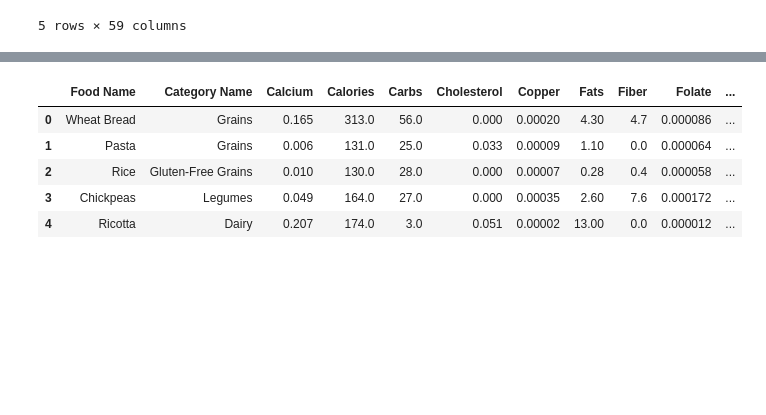
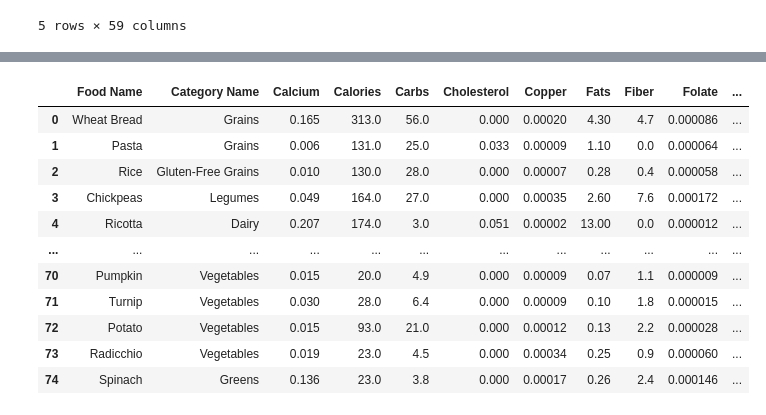
Before and after one commit to molinari135/food-recommender-system, a Jupyter notebook: notebooks/meal-generator.ipynb, the cells around one changed output, grey strips where cells are left out. Drawn from its saved outputs; the diff is of its cells as text; code cells hidden in the pictures; blank space fills up the shorter version.

```diff
--- a/notebooks/meal-generator.ipynb
+++ b/notebooks/meal-generator.ipynb
@@ -158,10 +158,18 @@ def filter_by_diet_and_intolerances(df, diet='omnivore', gluten_free=False, dair
     return filtered_df.reset_index(drop=True)
 
 # ask the user and try the function
-diet = input("Please enter your diet (omnivore, vegetarian, vegan): ")
+# diet = input("Please enter your diet (omnivore, vegetarian, vegan): ")
+diet = "omnivore"
 gluten_free = input("Are you gluten-free? (yes/no): ").lower() == 'yes'
 dairy_free = input("Are you dairy-free? (yes/no): ").lower() == 'yes'
 
+# save user input
+user_input = {
+    "diet": diet,
+    "gluten_free": gluten_free,
+    "dairy_free": dairy_free
+}
+
 filtered_df = filter_by_diet_and_intolerances(df, diet=diet, gluten_free=gluten_free, dairy_free=dairy_free)
 filtered_df.head()
 # %% [output]
@@ -287,43 +337,47 @@ Eggs:
 # %%
-# Get current month
-current_month = datetime.datetime.now().strftime("%m")
+def update_user_preferences_with_seasonal(user_preferences, df, seasonality_data):
+    # Get current month
+    current_month = datetime.datetime.now().strftime("%m")
 
-# Find seasonal fruits and vegetables
-seasonal_fruits, seasonal_vegetables = find_seasonal_food(seasonality_data, current_month)
+    # Find seasonal fruits and vegetables
+    seasonal_fruits, seasonal_vegetables = find_seasonal_food(seasonality_data, current_month)
 
-# Ask the user for their preferred seasonal fruits and vegetables
-print("Please select your preferred seasonal fruits and vegetables for this month.")
-print("Enter numbers separated by spaces, or press Enter to skip.")
+    # Ask the user for their preferred seasonal fruits and vegetables
+    print("Please select your preferred seasonal fruits and vegetables for this month.")
+    print("Enter numbers separated by spaces, or press Enter to select all.")
 
-# Get user preferences for seasonal fruits
-print("\nSeasonal Fruits:")
-for i, fruit in enumerate(seasonal_fruits, 1):
-    print(f"{i}. {fruit}")
+    # Get user preferences for seasonal fruits
+    print("\nSeasonal Fruits:")
+    for i, fruit in enumerate(seasonal_fruits, 1):
+        print(f"{i}. {fruit}")
 
-selected_fruits = input(f"Select fruits (1-{len(seasonal_fruits)}): ").strip()
-if selected_fruits:
-    selected_fruits = [seasonal_fruits[int(i)-1] for i in selected_fruits.split()]
-else:
-    selected_fruits = seasonal_fruits
+    selected_fruits = input(f"Select fruits (1-{len(seasonal_fruits)}): ").strip()
+    if selected_fruits:
+        selected_fruits = [seasonal_fruits[int(i)-1] for i in selected_fruits.split()]
+    else:
+        selected_fruits = seasonal_fruits
 
-# Get user preferences for seasonal vegetables
-print("\nSeasonal Vegetables:")
-for i, vegetable in enumerate(seasonal_vegetables, 1):
-    print(f"{i}. {vegetable}")
+    # Get user preferences for seasonal vegetables
+    print("\nSeasonal Vegetables:")
+    for i, vegetable in enumerate(seasonal_vegetables, 1):
+        print(f"{i}. {vegetable}")
 
-selected_vegetables = input(f"Select vegetables (1-{len(seasonal_vegetables)}): ").strip()
-if selected_vegetables:
-    selected_vegetables = [seasonal_vegetables[int(i)-1] for i in selected_vegetables.split()]
-else:
-    selected_vegetables = seasonal_vegetables
+    selected_vegetables = input(f"Select vegetables (1-{len(seasonal_vegetables)}): ").strip()
+    if selected_vegetables:
+        selected_vegetables = [seasonal_vegetables[int(i)-1] for i in selected_vegetables.split()]
+    else:
+        selected_vegetables = seasonal_vegetables
 
-# Filter the user preferences dataframe to include only selected seasonal fruits and vegetables
-selected_fruits_df = df[df['Food Name'].isin(selected_fruits)]
-selected_vegetables_df = df[df['Food Name'].isin(selected_vegetables)]
+    # Filter the user preferences dataframe to include only selected seasonal fruits and vegetables
+    selected_fruits_df = df[df['Food Name'].isin(selected_fruits)]
+    selected_vegetables_df = df[df['Food Name'].isin(selected_vegetables)]
 
-# Combine selected seasonal fruits and vegetables with user preferences
-user_preferences = pd.concat([user_preferences, selected_fruits_df, selected_vegetables_df]).drop_duplicates().reset_index(drop=True)
+    # Combine selected seasonal fruits and vegetables with user preferences
+    user_preferences = pd.concat([user_preferences, selected_fruits_df, selected_vegetables_df]).drop_duplicates().reset_index(drop=True)
 
-user_preferences.head()
+    return user_preferences
+
+user_preferences = update_user_preferences_with_seasonal(user_preferences, df, seasonality_data)
+user_preferences
 # %% [output]
 Please select your preferred seasonal fruits and vegetables for this month.
@@ -331,21 +385,27 @@ Enter numbers separated by spaces, or press Enter to skip.
 
 Seasonal Fruits:
 1. Orange
 2. Clementine
 3. Kiwifruit
 4. Mandarin orange
 5. Apple
 6. Pear
 7. Grapefruit
 
 ... (8 lines left out)
 8. Radicchio
 9. Turnip
 10. Spinach
 11. Pumpkin
 |  | Food Name | Category Name | Calcium | Calories | Carbs | Cholesterol | Copper | Fats | Fiber | Folate | ... |
 | 0 | Wheat Bread | Grains | 0.165 | 313.0 | 56.0 | 0.000 | 0.00020 | 4.30 | 4.7 | 0.000086 | ... |
 | 1 | Pasta | Grains | 0.006 | 131.0 | 25.0 | 0.033 | 0.00009 | 1.10 | 0.0 | 0.000064 | ... |
 | 2 | Rice | Gluten-Free Grains | 0.010 | 130.0 | 28.0 | 0.000 | 0.00007 | 0.28 | 0.4 | 0.000058 | ... |
 | 3 | Chickpeas | Legumes | 0.049 | 164.0 | 27.0 | 0.000 | 0.00035 | 2.60 | 7.6 | 0.000172 | ... |
 | 4 | Ricotta | Dairy | 0.207 | 174.0 | 3.0 | 0.051 | 0.00002 | 13.00 | 0.0 | 0.000012 | ... |
+| ... | ... | ... | ... | ... | ... | ... | ... | ... | ... | ... | ... |
+| 70 | Pumpkin | Vegetables | 0.015 | 20.0 | 4.9 | 0.000 | 0.00009 | 0.07 | 1.1 | 0.000009 | ... |
+| 71 | Turnip | Vegetables | 0.030 | 28.0 | 6.4 | 0.000 | 0.00009 | 0.10 | 1.8 | 0.000015 | ... |
+| 72 | Potato | Vegetables | 0.015 | 93.0 | 21.0 | 0.000 | 0.00012 | 0.13 | 2.2 | 0.000028 | ... |
+| 73 | Radicchio | Vegetables | 0.019 | 23.0 | 4.5 | 0.000 | 0.00034 | 0.25 | 0.9 | 0.000060 | ... |
+| 74 | Spinach | Greens | 0.136 | 23.0 | 3.8 | 0.000 | 0.00017 | 0.26 | 2.4 | 0.000146 | ... |
```
Also changed, not shown: parts of 8 cells of this notebook, 2 other files.
